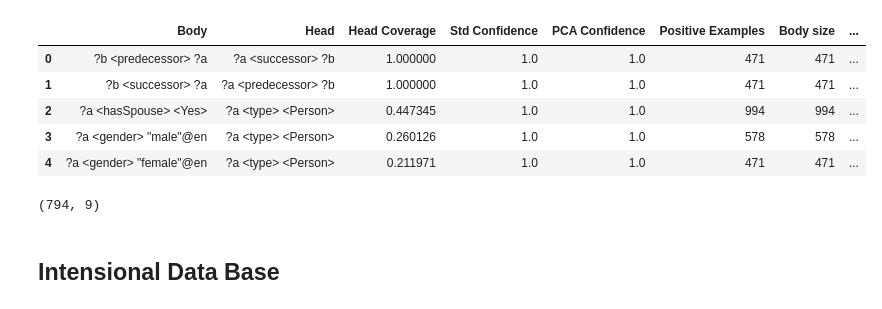
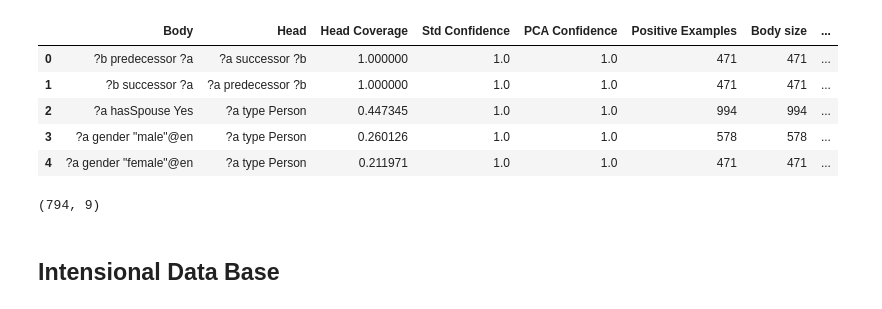
Before and after one commit to SDM-TIB/SPARKLE, a Jupyter notebook: SymbolicSystem/AMIE_Datalog.ipynb, the cells around one changed output. Cells and saved outputs as stored; diff of their text form; code cells hidden in the pictures.

```diff
--- a/SymbolicSystem/AMIE_Datalog.ipynb
+++ b/SymbolicSystem/AMIE_Datalog.ipynb
@@ -9,15 +9,16 @@ path = 'AMIERules/'
 # %%
 result = pd.read_csv(path + 'FrenchRoyalty_AMIE_Rules.csv') #, delimiter='\t'
 result.Body = result.Body.str.rstrip()
-result.Body
+result.replace('>', '', regex=True, inplace=True)
+result.replace('<', '', regex=True, inplace=True)
 display(result.head(), result.shape)
 # %% [output]
 |  | Body | Head | Head Coverage | Std Confidence | PCA Confidence | Positive Examples | Body size | ... |
-| 0 | ?b <predecessor> ?a | ?a <successor> ?b | 1.000000 | 1.0 | 1.0 | 471 | 471 | ... |
-| 1 | ?b <successor> ?a | ?a <predecessor> ?b | 1.000000 | 1.0 | 1.0 | 471 | 471 | ... |
-| 2 | ?a <hasSpouse> <Yes> | ?a <type> <Person> | 0.447345 | 1.0 | 1.0 | 994 | 994 | ... |
-| 3 | ?a <gender> "male"@en | ?a <type> <Person> | 0.260126 | 1.0 | 1.0 | 578 | 578 | ... |
-| 4 | ?a <gender> "female"@en | ?a <type> <Person> | 0.211971 | 1.0 | 1.0 | 471 | 471 | ... |
+| 0 | ?b predecessor ?a | ?a successor ?b | 1.000000 | 1.0 | 1.0 | 471 | 471 | ... |
+| 1 | ?b successor ?a | ?a predecessor ?b | 1.000000 | 1.0 | 1.0 | 471 | 471 | ... |
+| 2 | ?a hasSpouse Yes | ?a type Person | 0.447345 | 1.0 | 1.0 | 994 | 994 | ... |
+| 3 | ?a gender "male"@en | ?a type Person | 0.260126 | 1.0 | 1.0 | 578 | 578 | ... |
+| 4 | ?a gender "female"@en | ?a type Person | 0.211971 | 1.0 | 1.0 | 471 | 471 | ... |
 (794, 9)
 # %% [markdown]
 ## Intensional Data Base
```
Also changed, not shown: parts of 11 cells of this notebook, 2 other files.
